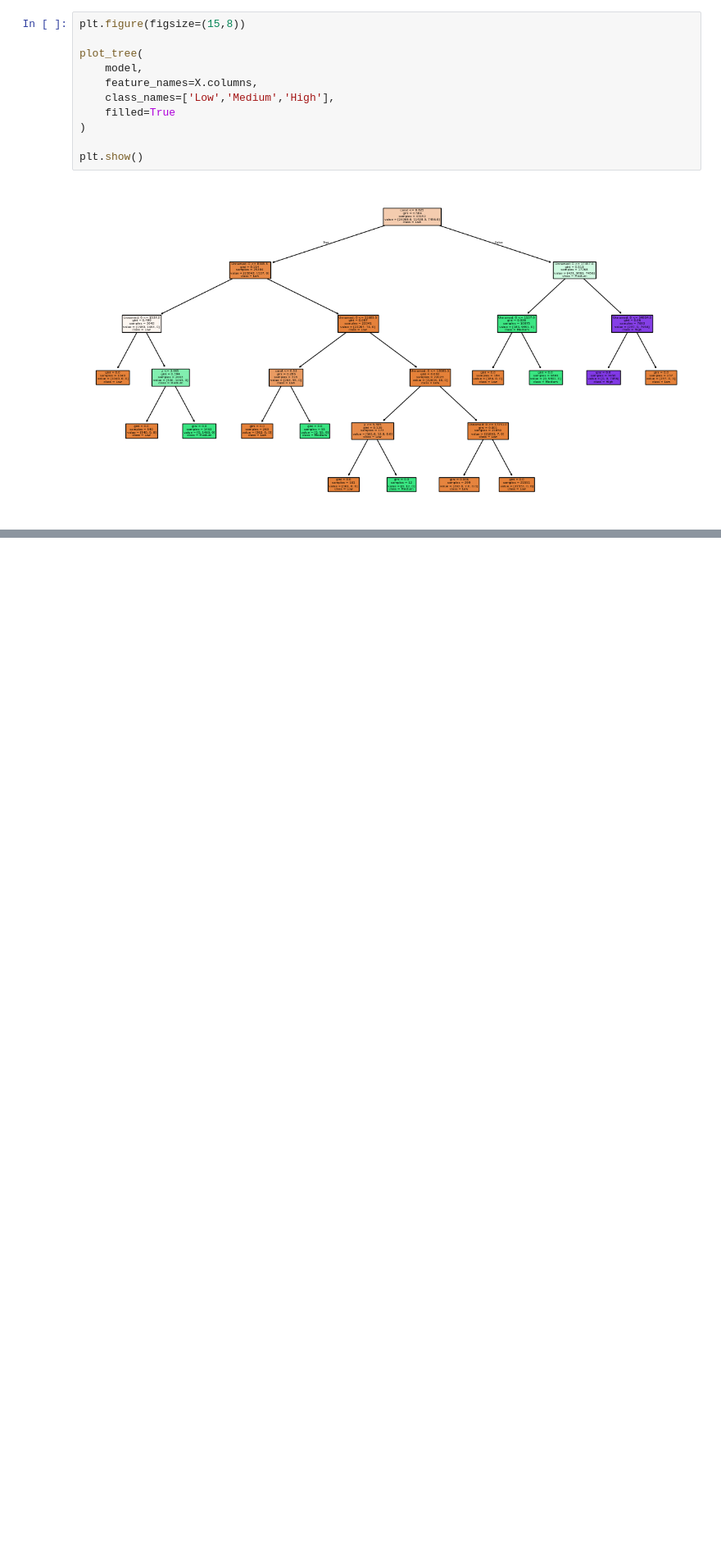
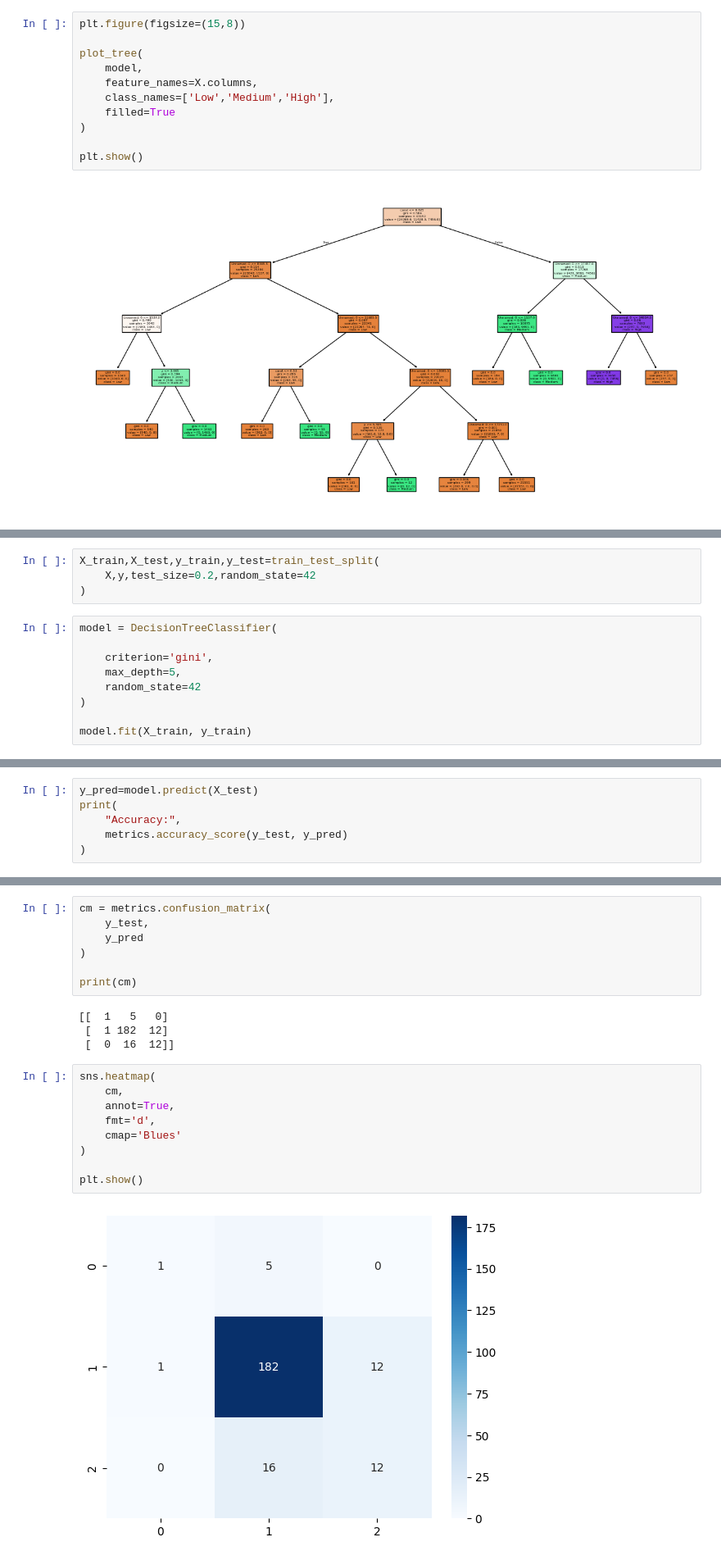
Before and after one commit to Dhyan-Shah/Sparks_AI_ML_Internship, a Jupyter notebook: ML/Practice/ML_Test.ipynb, the cells around one changed output, grey strips where cells are left out. Shown at 82% size. Saved outputs shown, nothing was run; the diff lists cells and outputs as text; blank space fills up the shorter version.

```diff
--- a/ML/Practice/ML_Test.ipynb
+++ b/ML/Practice/ML_Test.ipynb
@@ -2283,0 +2365,13 @@ plt.show()
+# %%
+X_train,X_test,y_train,y_test=train_test_split(
+    X,y,test_size=0.2,random_state=42
+)
+# %%
+model = DecisionTreeClassifier(
+
+    criterion='gini',
+    max_depth=5,
+    random_state=42
+)
+
+model.fit(X_train, y_train)
@@ -2283,0 +2382,6 @@ plt.show()
+# %%
+y_pred=model.predict(X_test)
+print(
+    "Accuracy:",
+    metrics.accuracy_score(y_test, y_pred)
+)
@@ -2283,0 +2390,22 @@ plt.show()
+# %%
+cm = metrics.confusion_matrix(
+    y_test,
+    y_pred
+)
+
+print(cm)
+# %% [output]
+[[  1   5   0]
+ [  1 182  12]
+ [  0  16  12]]
+# %%
+sns.heatmap(
+    cm,
+    annot=True,
+    fmt='d',
+    cmap='Blues'
+)
+
+plt.show()
+# %% [output]
+[figure, added]
```
Also changed, not shown: parts of 40 cells of this notebook, 1 other file.
